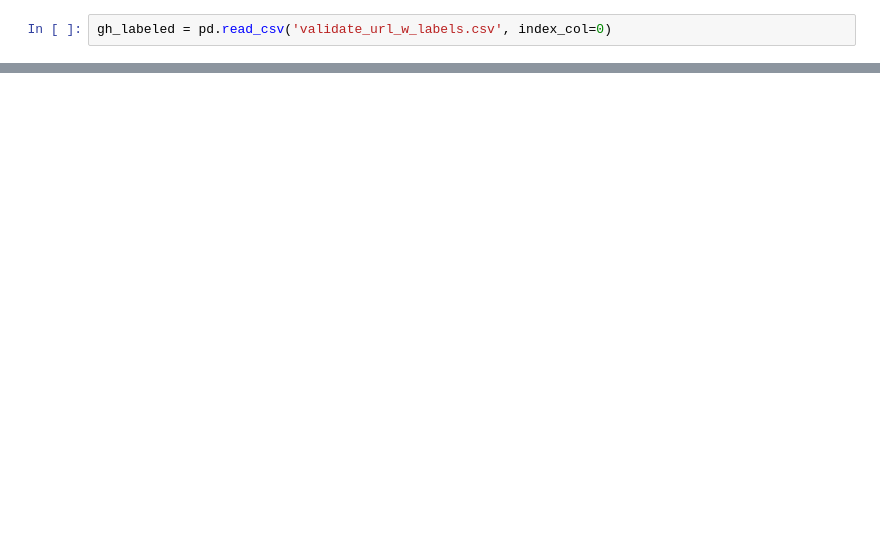
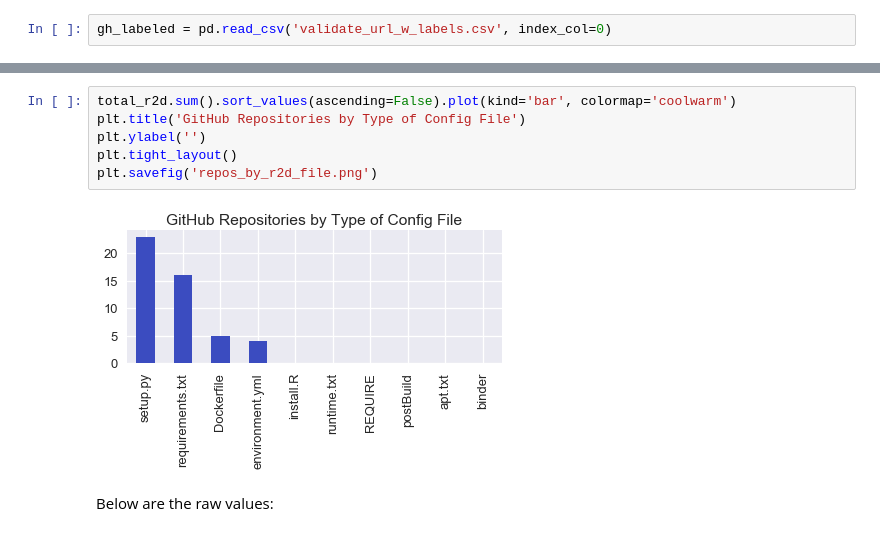
Before and after one commit to jzf2101/r2d_study, a Jupyter notebook: get_data.ipynb, the cells around one changed output, grey strips where cells are left out. Drawn from its saved outputs; the diff is of its cells as text; blank space fills up the shorter version.

```diff
--- a/get_data.ipynb
+++ b/get_data.ipynb
@@ -120,0 +284,10 @@ dtype: int64
+# %%
+total_r2d.sum().sort_values(ascending=False).plot(kind='bar', colormap='coolwarm')
+plt.title('GitHub Repositories by Type of Config File')
+plt.ylabel('')
+plt.tight_layout()
+plt.savefig('repos_by_r2d_file.png')
+# %% [output]
+[figure, added]
+# %% [markdown]
+Below are the raw values:
```
Also changed, not shown: parts of 90 cells of this notebook, 28 other files.
